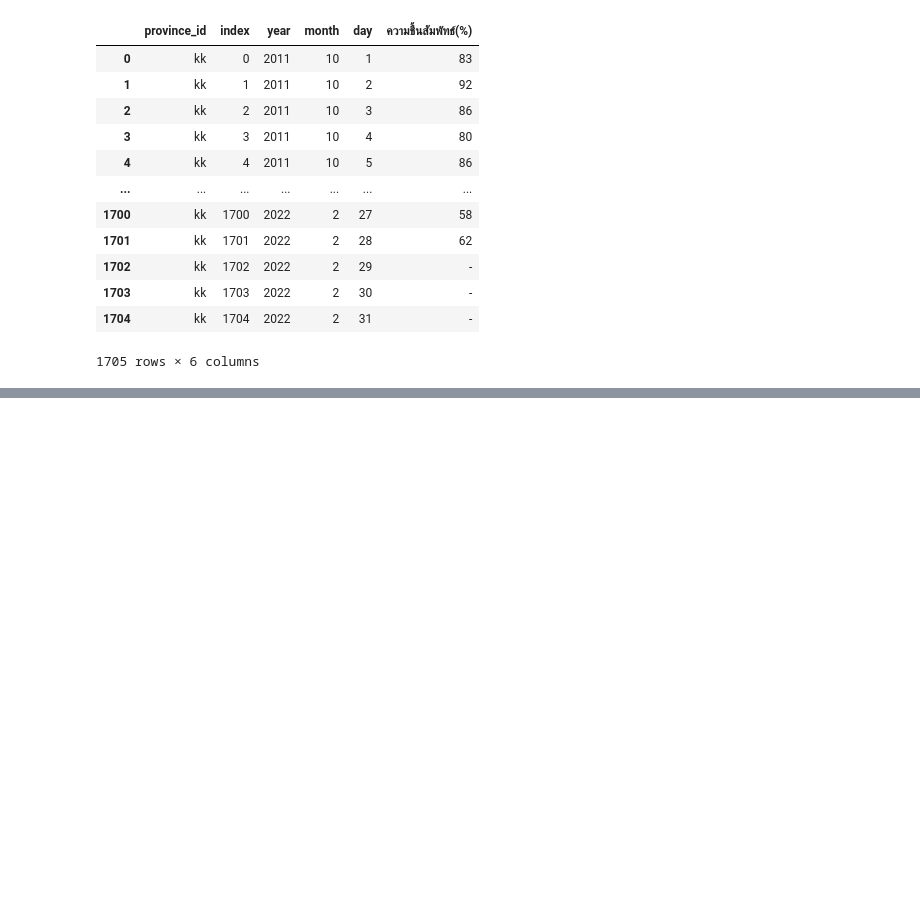
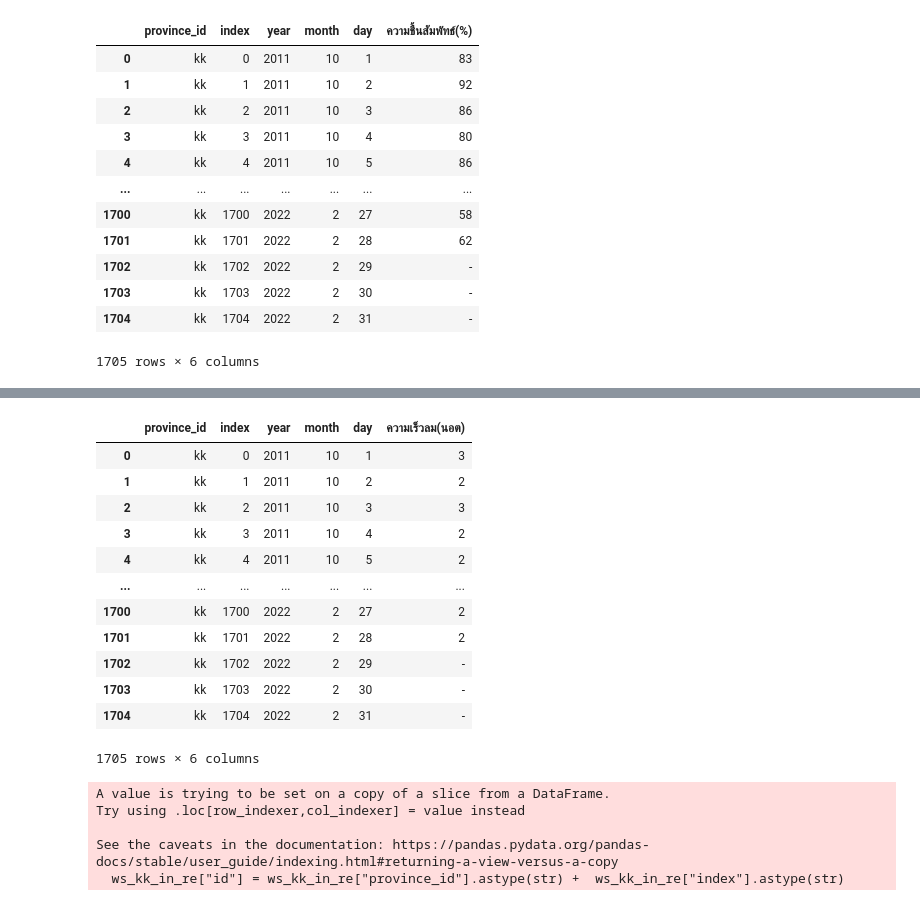
Before and after one commit to Tonry12/data_science_bootcamp_8_tonnaw, a Jupyter notebook: gistic.ipynb, the cells around one changed output, grey strips where cells are left out. Drawn from its saved outputs; the diff is of its cells as text; code cells hidden in the pictures; blank space fills up the shorter version.

```diff
--- a/gistic.ipynb
+++ b/gistic.ipynb
@@ -168,0 +222,5 @@ Humidity_kk_in_re
+# %%
+ws_kk_melt = ws_kk.set_index(['สถานี','id','year','month']).stack().reset_index()
+ws_kk_melt.rename(columns={'level_4' : 'day'},inplace=True)
+ws_kk_melt.rename(columns={0 : 'ความเร็วลม(นอต)'},inplace=True)
+ws_kk_melt.head()
@@ -168,0 +234,28 @@ Humidity_kk_in_re
+# %%
+ws_kk_melt['province_id'] = len(ws_kk_melt)*['kk']
+# %%
+ws_kk_in = ws_kk_melt[['province_id','year','month','day','ความเร็วลม(นอต)']].reset_index()
+ws_kk_in_re = ws_kk_in[['province_id','index','year','month','day','ความเร็วลม(นอต)']]
+ws_kk_in_re
+# %% [output]
+|  | province_id | index | year | month | day | ความเร็วลม(นอต) |
+| 0 | kk | 0 | 2011 | 10 | 1 | 3 |
+| 1 | kk | 1 | 2011 | 10 | 2 | 2 |
+| 2 | kk | 2 | 2011 | 10 | 3 | 3 |
+| 3 | kk | 3 | 2011 | 10 | 4 | 2 |
+| 4 | kk | 4 | 2011 | 10 | 5 | 2 |
+| ... | ... | ... | ... | ... | ... | ... |
+| 1700 | kk | 1700 | 2022 | 2 | 27 | 2 |
+| 1701 | kk | 1701 | 2022 | 2 | 28 | 2 |
+| 1702 | kk | 1702 | 2022 | 2 | 29 | - |
+| 1703 | kk | 1703 | 2022 | 2 | 30 | - |
+| 1704 | kk | 1704 | 2022 | 2 | 31 | - |
+1705 rows × 6 columns
+# %%
+ws_kk_in_re["id"] = ws_kk_in_re["province_id"].astype(str) +  ws_kk_in_re["index"].astype(str)
+# %% [output]
+A value is trying to be set on a copy of a slice from a DataFrame.
+Try using .loc[row_indexer,col_indexer] = value instead
+
+See the caveats in the documentation: https://pandas.pydata.org/pandas-docs/stable/user_guide/indexing.html#returning-a-view-versus-a-copy
+  ws_kk_in_re["id"] = ws_kk_in_re["province_id"].astype(str) +  ws_kk_in_re["index"].astype(str)
```
Also changed, not shown: parts of 11 cells of this notebook.
